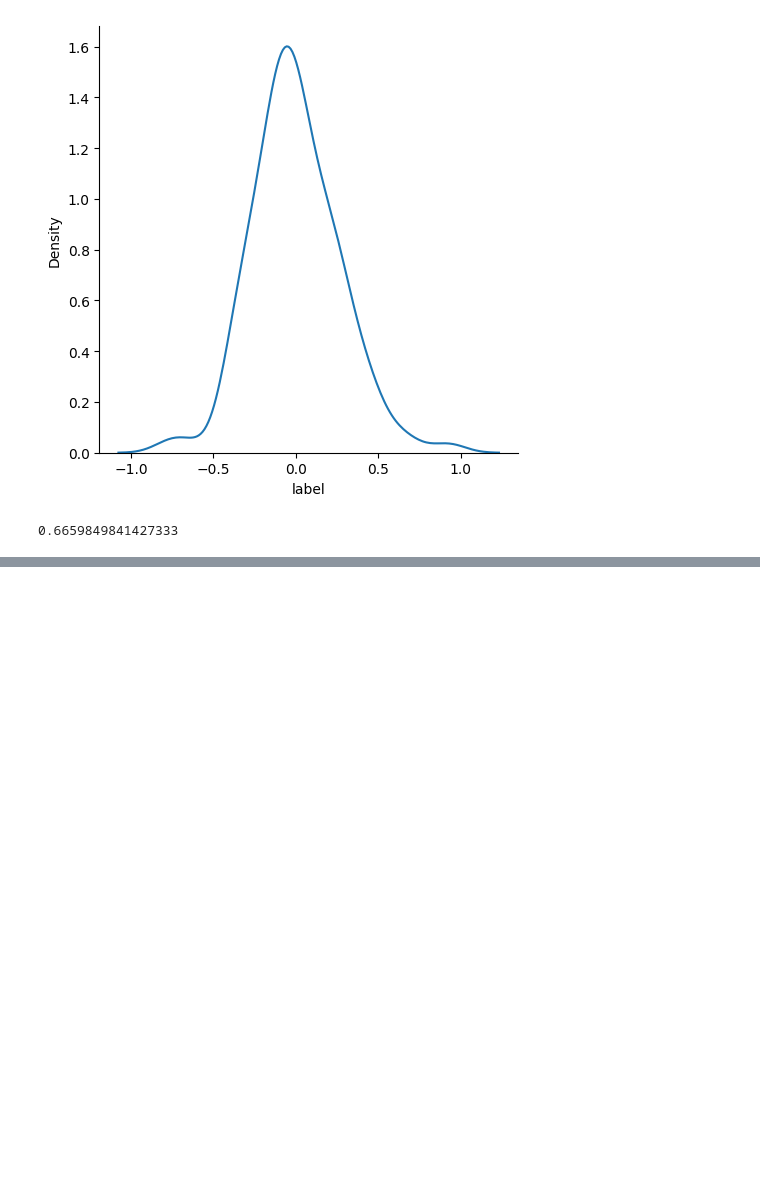
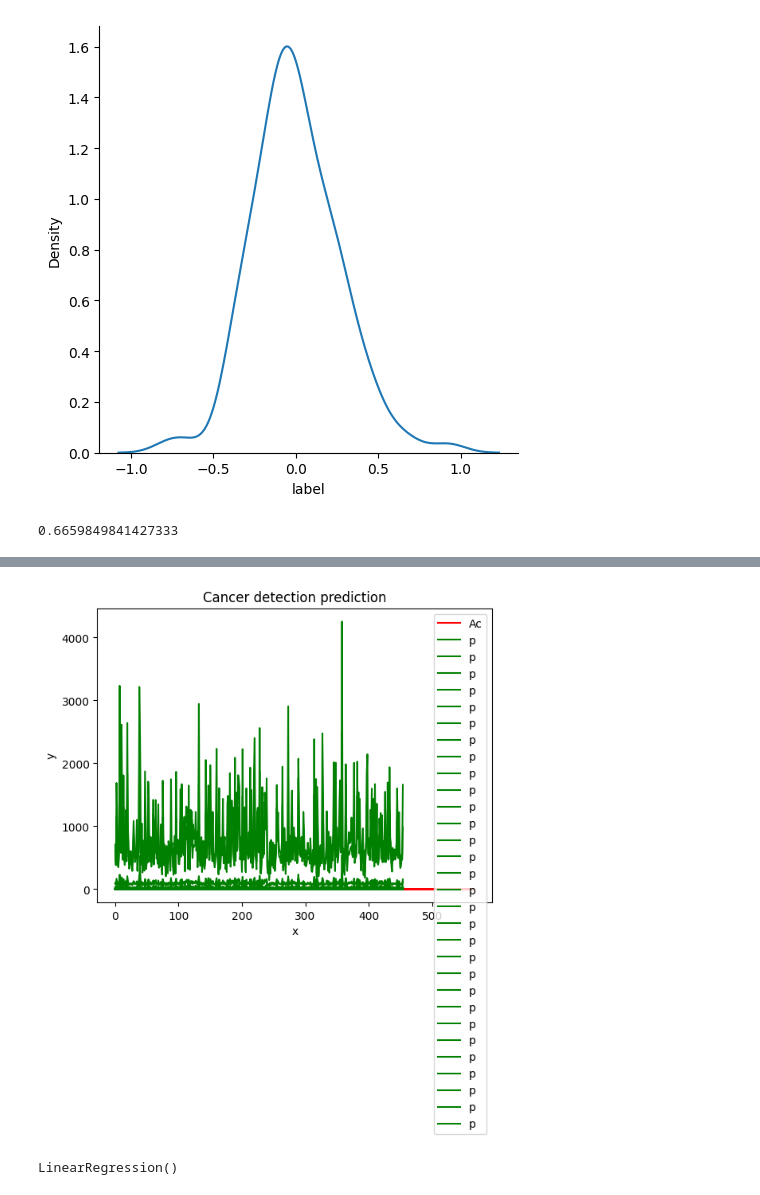
Before and after one commit to VGandhi27/Cancer-Detection, a Jupyter notebook: Breast Cancer Detection using Linear Regression Algorithm.ipynb, the cells around one changed output, grey strips where cells are left out. Drawn from its saved outputs; the diff is of its cells as text; code cells hidden in the pictures; blank space fills up the shorter version.

Commit message:
adding data visualization

```diff
--- a/Breast Cancer Detection using Linear Regression Algorithm.ipynb
+++ b/Breast Cancer Detection using Linear Regression Algorithm.ipynb
@@ -189,4 +182,4 @@ x_train=scaler.fit_transform(x_train)
 # %%
 x_test=scaler.transform(x_test)
 # %%
-scaler.inverse_transform(x_train)
+pred1=scaler.inverse_transform(x_train)
@@ -255,0 +258,14 @@ score
+# %%
+py.plot(y_test, color = 'red', label = 'Ac')
+py.plot(pred1, color = 'green', label = 'p')
+py.title('Cancer detection prediction')
+py.xlabel('x')
+py.ylabel('y')
+py.legend()
+py.show()
+# %% [output]
+[figure, added]
+# %%
+print(regression1)
+# %% [output]
+LinearRegression()
```
Also changed, not shown: parts of 5 cells of this notebook, 1 other file.
